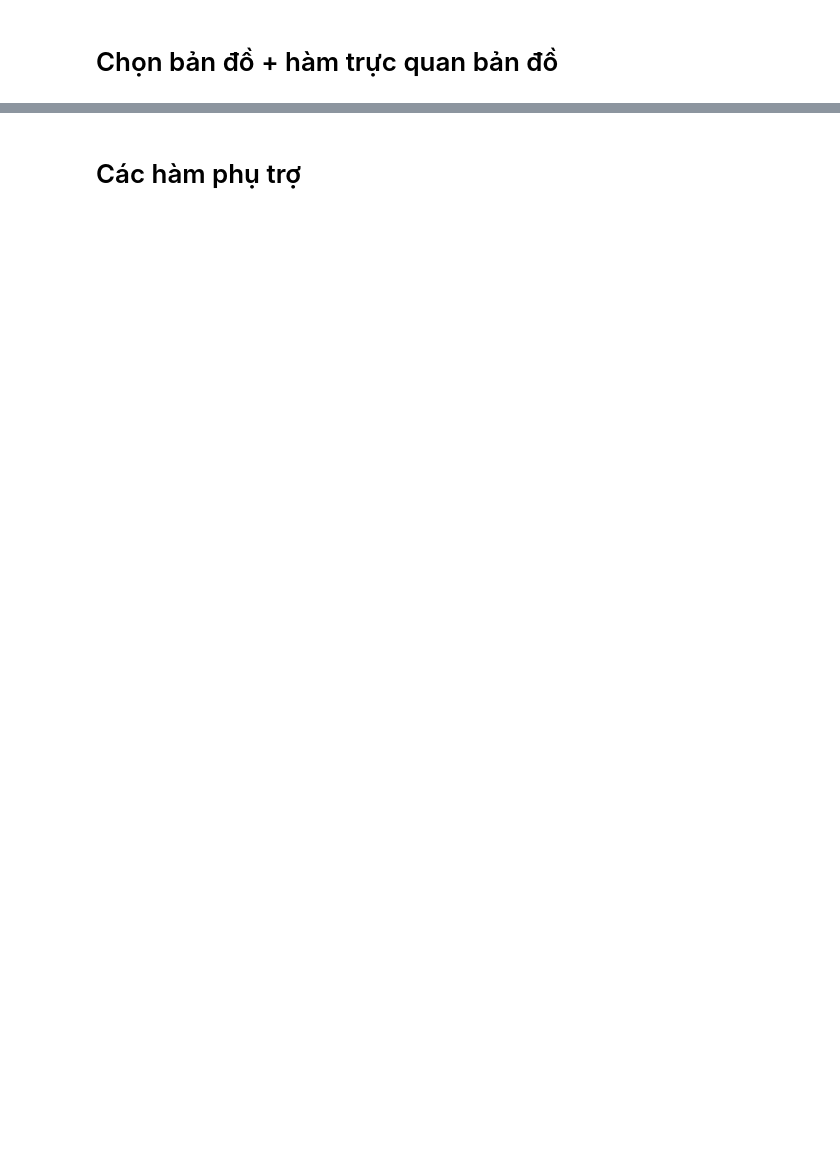
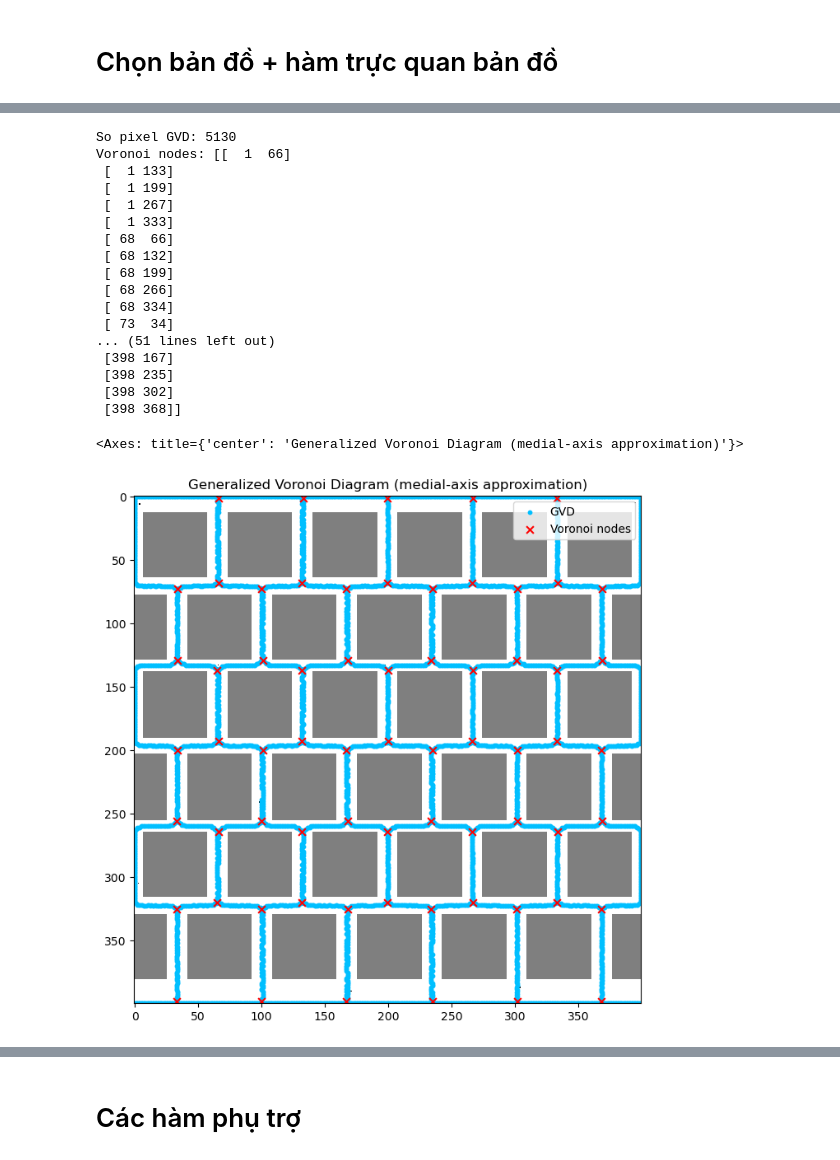
Before and after one commit to hungcongit1k67/Last-dance, a Jupyter notebook: DP_new_improved_ORTools_dijkstra.ipynb, the cells around one changed output, grey strips where cells are left out. Drawn from its saved outputs; the diff is of its cells as text; code cells hidden in the pictures; blank space fills up the shorter version.

```diff
--- a/DP_new_improved_ORTools_dijkstra.ipynb
+++ b/DP_new_improved_ORTools_dijkstra.ipynb
@@ -111,0 +112,28 @@ plt.show() # Hiển thị biểu đồ đường đi Q-Learning
+# %%
+from gvd_helper import build_gvd_from_grid, plot_gvd
+
+gvd = build_gvd_from_grid(grid)   # grid: 0 free, 1 obstacle, 2 goal cũng được
+print("So pixel GVD:", len(gvd["gvd_points"]))
+print("Voronoi nodes:", gvd["branch_centroids"])
+
+plot_gvd(grid, gvd)
+# %% [output]
+So pixel GVD: 5130
+Voronoi nodes: [[  1  66]
+ [  1 133]
+ [  1 199]
+ [  1 267]
+ [  1 333]
+ [ 68  66]
+ [ 68 132]
+ [ 68 199]
+ [ 68 266]
+ [ 68 334]
+ [ 73  34]
+... (51 lines left out)
+ [398 167]
+ [398 235]
+ [398 302]
+ [398 368]]
+<Axes: title={'center': 'Generalized Voronoi Diagram (medial-axis approximation)'}>
+[figure, added]
```
Also changed, not shown: parts of 11 cells of this notebook, 4 other files.
